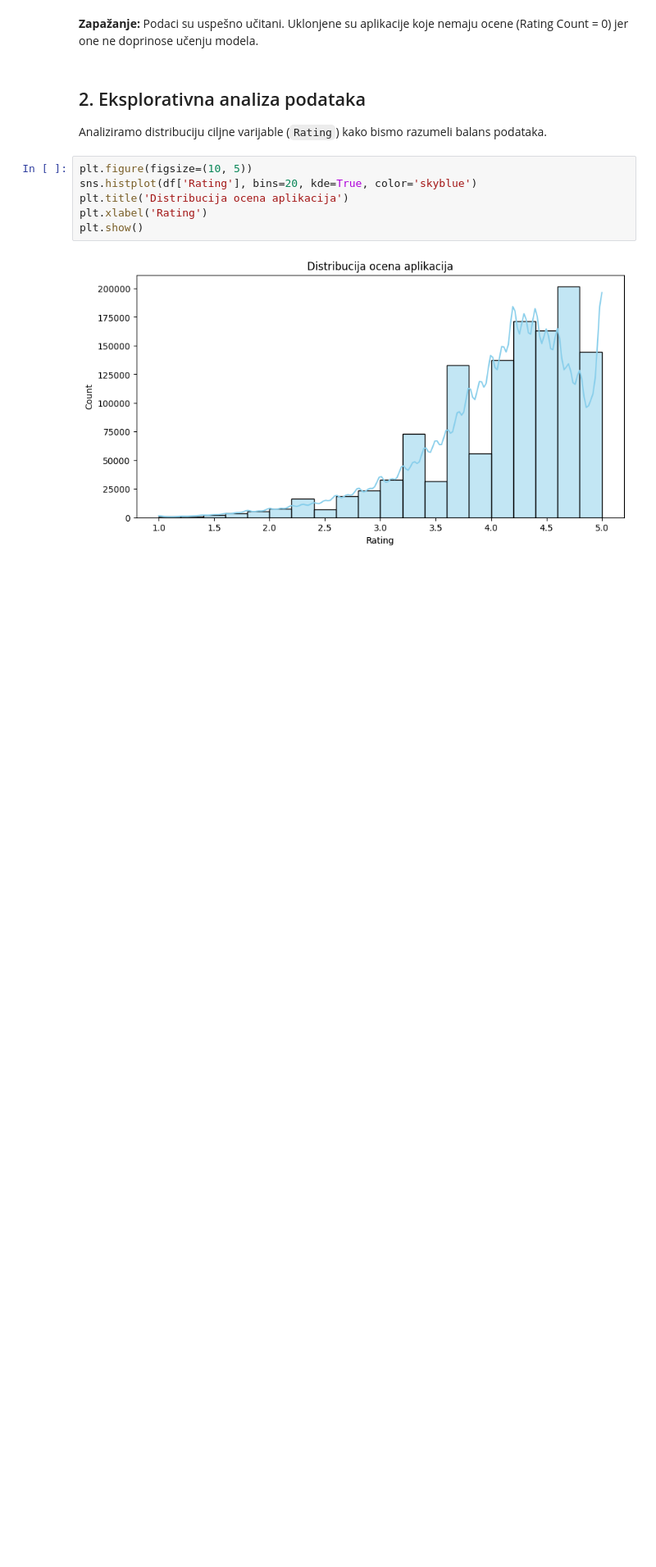
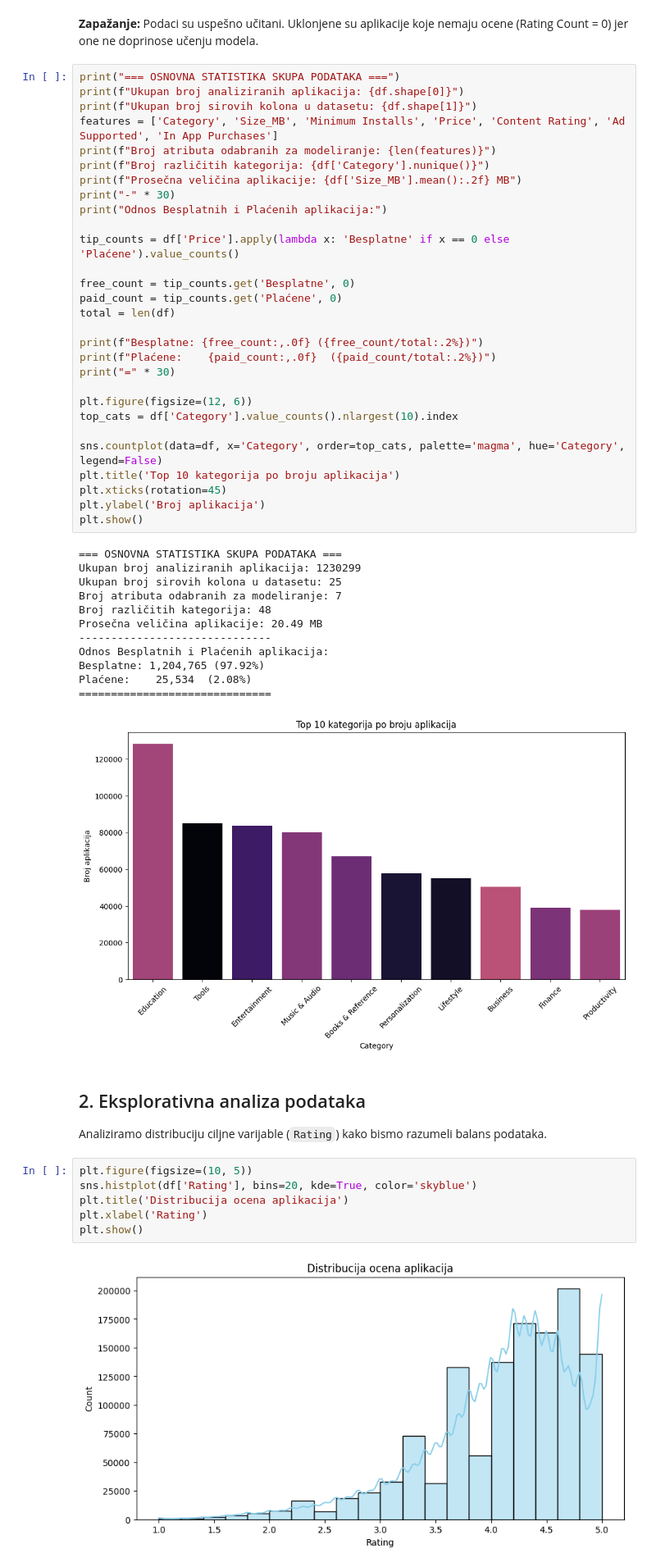
Before and after one commit to LukaSavkov/siap-projekcija-uspesnosti-mobilne-app, a Jupyter notebook: prva_kontrolna_tacka.ipynb, the cells around one changed output. Shown at 82% size. Cells and saved outputs as stored; diff of their text form; blank space fills up the shorter version.

Commit message:
add data profiling and detailed EDA visualizations

```diff
--- a/prva_kontrolna_tacka.ipynb
+++ b/prva_kontrolna_tacka.ipynb
@@ -31,6 +31,48 @@ Broj aplikacija nakon čišćenja: 1230299
 | 9 | Neon 3d Iron Tech Keyboard Theme | Personalization | 4.7 | 3.5 | 0.0 | Everyone | True | False |
 # %% [markdown]
 **Zapažanje:** Podaci su uspešno učitani. Uklonjene su aplikacije koje nemaju ocene (Rating Count = 0) jer one ne doprinose učenju modela.
+# %%
+print("=== OSNOVNA STATISTIKA SKUPA PODATAKA ===")
+print(f"Ukupan broj analiziranih aplikacija: {df.shape[0]}")
+print(f"Ukupan broj sirovih kolona u datasetu: {df.shape[1]}")
+features = ['Category', 'Size_MB', 'Minimum Installs', 'Price', 'Content Rating', 'Ad Supported', 'In App Purchases']
+print(f"Broj atributa odabranih za modeliranje: {len(features)}")
+print(f"Broj različitih kategorija: {df['Category'].nunique()}")
+print(f"Prosečna veličina aplikacije: {df['Size_MB'].mean():.2f} MB")
+print("-" * 30)
+print("Odnos Besplatnih i Plaćenih aplikacija:")
+
+tip_counts = df['Price'].apply(lambda x: 'Besplatne' if x == 0 else 'Plaćene').value_counts()
+
+free_count = tip_counts.get('Besplatne', 0)
+paid_count = tip_counts.get('Plaćene', 0)
+total = len(df)
+
+print(f"Besplatne: {free_count:,.0f} ({free_count/total:.2%})")
+print(f"Plaćene:    {paid_count:,.0f}  ({paid_count/total:.2%})")
+print("=" * 30)
+
+plt.figure(figsize=(12, 6))
+top_cats = df['Category'].value_counts().nlargest(10).index
+
+sns.countplot(data=df, x='Category', order=top_cats, palette='magma', hue='Category', legend=False)
+plt.title('Top 10 kategorija po broju aplikacija')
+plt.xticks(rotation=45)
+plt.ylabel('Broj aplikacija')
+plt.show()
+# %% [output]
+=== OSNOVNA STATISTIKA SKUPA PODATAKA ===
+Ukupan broj analiziranih aplikacija: 1230299
+Ukupan broj sirovih kolona u datasetu: 25
+Broj atributa odabranih za modeliranje: 7
+Broj različitih kategorija: 48
+Prosečna veličina aplikacije: 20.49 MB
+------------------------------
+Odnos Besplatnih i Plaćenih aplikacija:
+Besplatne: 1,204,765 (97.92%)
+Plaćene:    25,534  (2.08%)
+==============================
+[figure, added]
 # %% [markdown]
 ## 2. Eksplorativna analiza podataka
 Analiziramo distribuciju ciljne varijable (`Rating`) kako bismo razumeli balans podataka.
```
Also changed, not shown: parts of 3 cells of this notebook.
